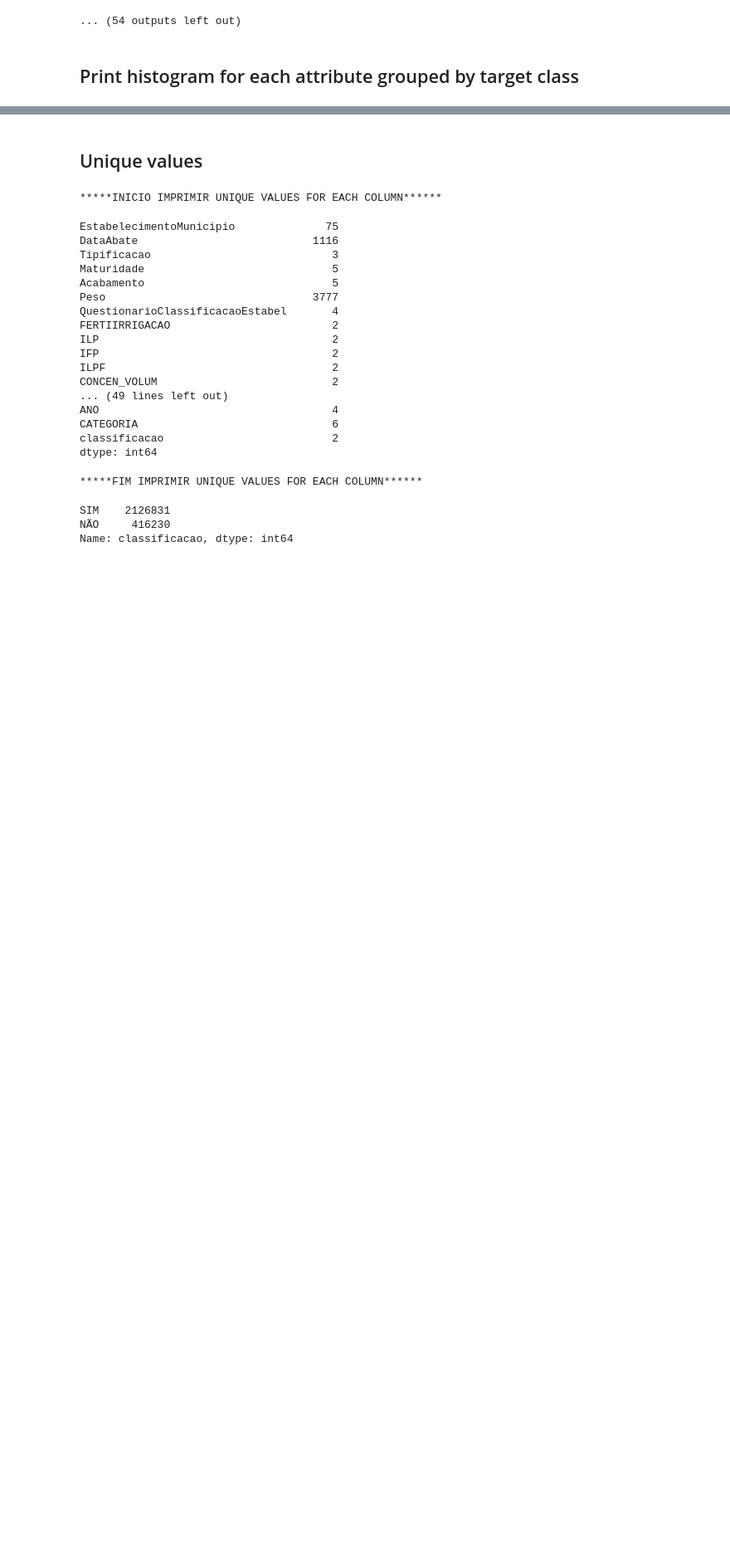
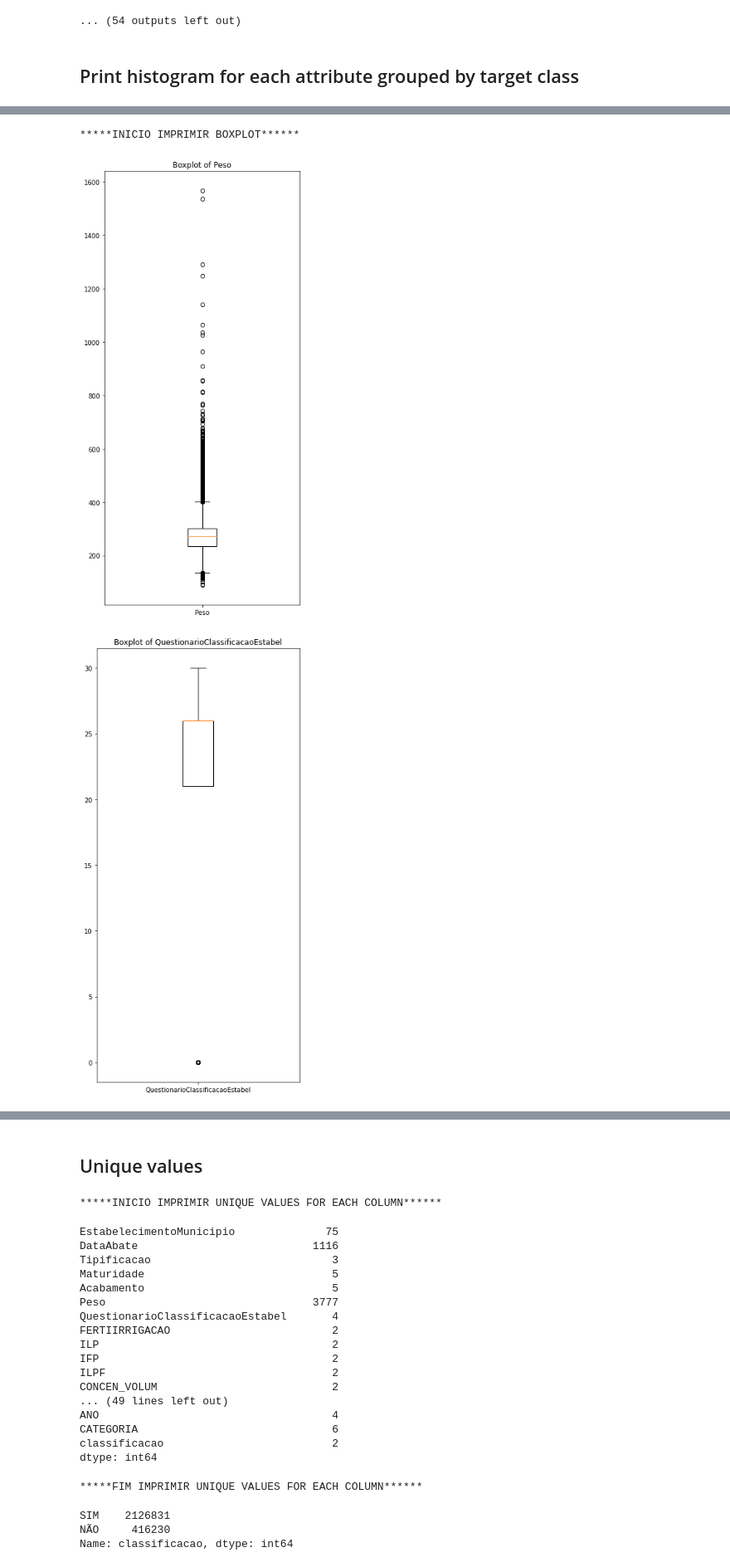
Before and after one commit to rafamarquesi/precoce-ms-classification, a Jupyter notebook: main.ipynb, the cells around one changed output, grey strips where cells are left out. Shown at 83% size. Saved outputs shown, nothing was run; the diff lists cells and outputs as text; code cells hidden in the pictures; blank space fills up the shorter version.

Commit message:
Print histogram and boxplot, for each attribute

```diff
--- a/main.ipynb
+++ b/main.ipynb
@@ -537,0 +540,7 @@ reports.histogram_grouped_by_target(
+# %%
+# Print boxplot for each attribute
+reports.boxplot(data_frame=precoce_ms_data_frame)
+# %% [output]
+*****INICIO IMPRIMIR BOXPLOT******
+[figure, added]
+[figure, added]
```
Also changed, not shown: parts of 6 cells of this notebook.
